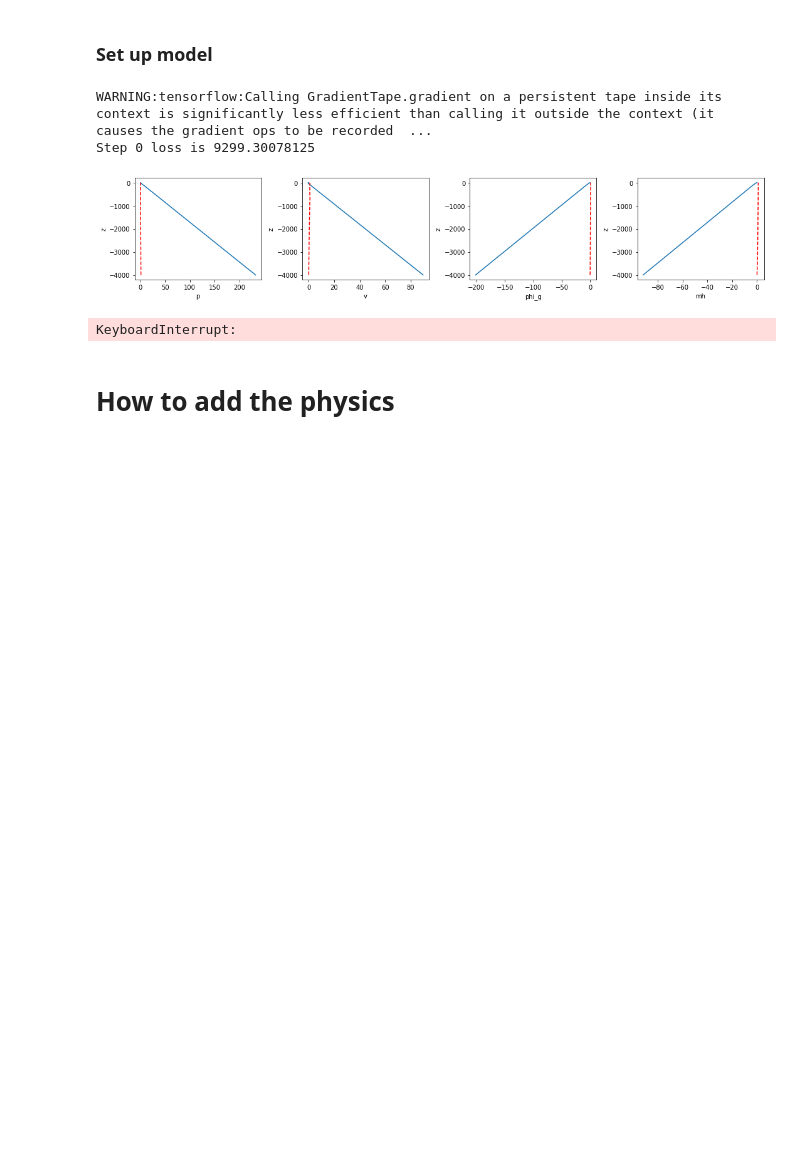
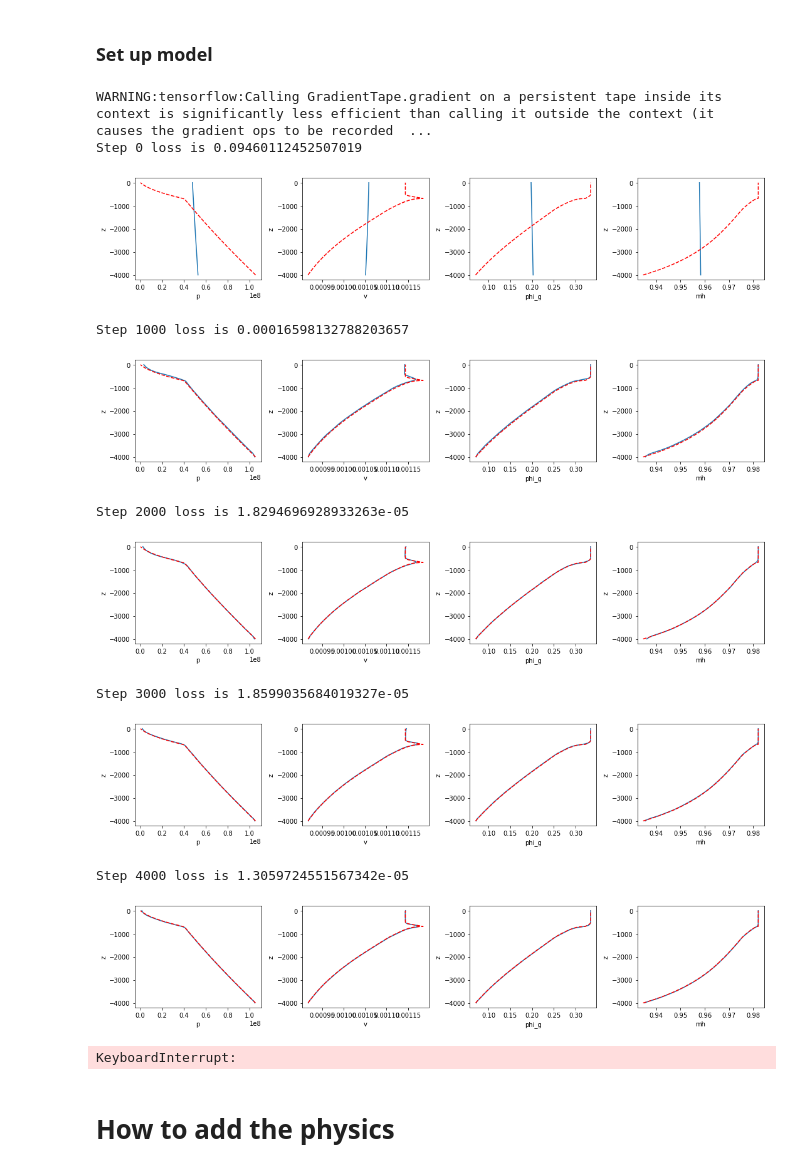
Before and after one commit to bmullet/neural_conduit, a Jupyter notebook: Neural_tdc.ipynb, the cells around one changed output. Saved outputs shown, nothing was run; the diff lists cells and outputs as text; code cells hidden in the pictures; blank space fills up the shorter version.

```diff
--- a/Neural_tdc.ipynb
+++ b/Neural_tdc.ipynb
@@ -317,7 +354,7 @@ print(c.opts.keys())
 dict_keys(['fr', 'p_top', 'ch', 'R', 'g', 'conduit_length', 'Ti', 'T', 'rho_l', 'rho_hd', 'rho_cd', 'rho_s', 'rho_c', 'Rw', 'Rc', 'B', 'sig', 'plug_gas_loss', 'k_lat', 'eta_g', 'phydro', 'phi_gc', 'kl ...
 # %%
 mins_and_maxes = {}
-for var in CONDUIT_VAR_NAMES:
+for var in CONDUIT_VAR_NAMES + ["z"]:
   mins_and_maxes[var] = {
     "min" : np.min(d.vars[var]),
     "max" : np.max(d.vars[var])}
@@ -364,20 +401,33 @@ print(boundary_conditions.shape)
 # Neural network model
 
 class PDENeuralNet(tf.keras.Model):
-  def __init__(self, n_inputs, n_outputs):
+  def __init__(self, n_inputs, n_outputs, activations=None):
+    assert (isinstance(activations, list)) or (activations is None), "Please provide a list of activations, if desired"
+
+    if activations is not None:
+      assert len(activations) == n_outputs, "Please provide an activation layer for each output"
+
     super().__init__()
 
     self.n_inputs = n_inputs
     self.n_outputs = n_outputs
 
-    self.nn_model = tf.keras.Sequential([
-      Dense(100, activation=tf.nn.elu),
-      Dense(100, activation=tf.nn.elu),
-      Dense(40, activation=tf.nn.elu),
-      Dense(30, activation=tf.nn.elu),
-      Dense(10, activation=tf.nn.elu),
-      Dense(self.n_outputs, activation=None), # No activation last layer matches PINN paper
-    ])
+    # Define model
+    inputs = keras.Input(shape=(self.n_inputs,))
+    x = Dense(100, activation=tf.nn.elu)(inputs)
+    x = Dense(100, activation=tf.nn.elu)(x)
+    x = Dense(40, activation=tf.nn.elu)(x)
+    x = Dense(30, activation=tf.nn.elu)(x)
+    x = Dense(10, activation=tf.nn.elu)(x)
+    x = Dense(self.n_outputs, activation=None)(x)
+
+    output = []
+    if activations is not None:
+      for xi, activation in zip(tf.unstack(x,axis=-1), activations):
+        output.append(activation(xi))
+      x = tf.stack(output, axis=1)
+
+    self.nn_model = keras.Model(inputs=inputs, outputs=x, name="PDEModel")
 
     self(tf.zeros([1, self.n_inputs]))  # dummy call to build the model
 
@@ -392,7 +444,7 @@ N_OUTPUTS = 4
 # %%
 OUTPUT_SCALING = tf.constant([1e7, 1e-3, 1/3, 0.95], dtype=tf.float32) # A dumb normalization for scaling the loss
 
-def get_optimzer(type="Adam", lr=2e-3):
+def get_optimzer(type="Adam", lr=2e-2):
   """Sets up NN model optimizer"""
   if type=="Adam":
     trainer = tf.keras.optimizers.Adam(learning_rate = lr)
@@ -501,12 +553,16 @@ def train(model, dataset):
     for batch in batches:
       x, y_true, gradients_true, bc_mask, batch_opts = assembler(batch)
 
+      x = normalizer.to_nondim_z(x)
+
       with tf.GradientTape(persistent=True) as t:
         t.watch(x)
 
         # forward pass of the model
         y = model(x)
         y = normalizer.to_dim(y) # output of the nn is non-dimensional
+
+        x = normalizer.to_dim_z(x)
 
         outs = [tensor for tensor in split_tensor(y)]
 
@@ -545,19 +601,27 @@ def train(model, dataset):
     if i % 1000 == 0:
       print(f"Step {i} loss is {loss}")
 
-      plot_batch(x, normalizer.to_nondim(y), normalizer.to_nondim(y_true))
+      plot_batch(x, y, y_true)
 # %%
 N_EPOCHS=100000
-N_DATA_EPOCHS=100
+N_DATA_EPOCHS=10000
 
-conduit_nn = PDENeuralNet(N_INPUTS,N_OUTPUTS) # First output is pressure, second is u
+conduit_nn = PDENeuralNet(N_INPUTS,N_OUTPUTS, activations= ACTIVATIONS) # should match the order of CONDUIT_VAR_NAMES) # First output is pressure, second is u
 
 train(conduit_nn, dataset)
 # %% [output]
 WARNING:tensorflow:Calling GradientTape.gradient on a persistent tape inside its context is significantly less efficient than calling it outside the context (it causes the gradient ops to be recorded  ...
-Step 0 loss is 9299.30078125
+Step 0 loss is 0.09460112452507019
-[figure, old version]
+[figure, new version]
-KeyboardInterrupt:
+Step 1000 loss is 0.00016598132788203657
+[figure, added]
+Step 2000 loss is 1.8294696928933263e-05
+[figure, added]
+Step 3000 loss is 1.8599035684019327e-05
+[figure, added]
+Step 4000 loss is 1.3059724551567342e-05
+[figure, added]
+KeyboardInterrupt:
 # %% [markdown]
 # How to add the physics
 # %% [markdown]
```
Also changed, not shown: parts of 5 cells of this notebook, 1 other file.
